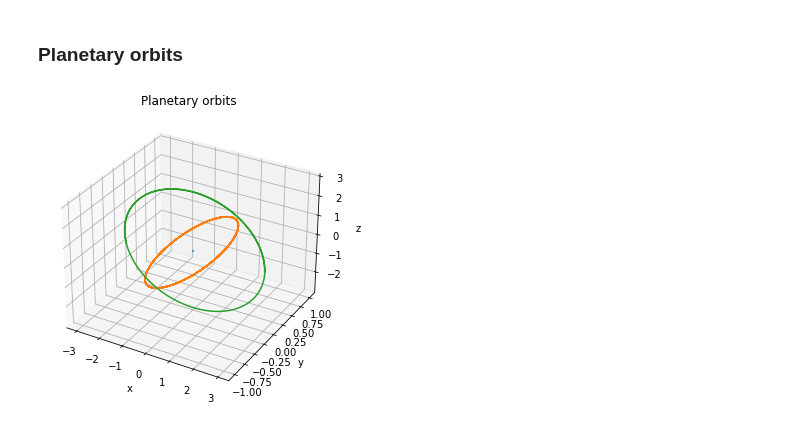
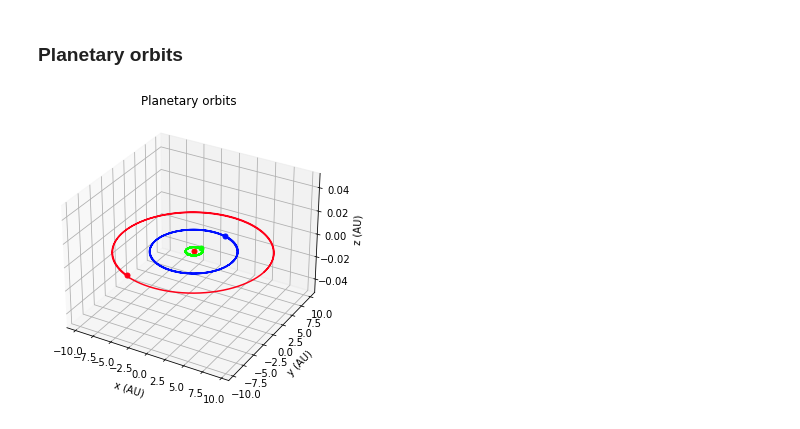
Before and after one commit to j-moncr/N-body-simulation, a Jupyter notebook: Nbody-simulator.ipynb, the cells around one changed output. Saved outputs shown, nothing was run; the diff lists cells and outputs as text; code cells hidden in the pictures.

```diff
--- a/Nbody-simulator.ipynb
+++ b/Nbody-simulator.ipynb
@@ -172,0 +197,14 @@ def get_particle_coordinate(positions, i, axis):
+# %%
+def real_time(t, M=1.99e30, L=1.50e11, years=True):
+    """Get actual time, in years. By default, use mass scale 1AU, and length scale 1 solar mass -
+       meaning all particle coordinates and mass should be given in terms of these length and
+       time sacles
+    """
+    G = 6.67e-11
+    yr = 60 * 60 * 24 * 365.25
+    tau = np.sqrt(L**3 / (G*M))
+    t *= tau
+
+    if years:
+        t /= yr
+    return t
@@ -173,32 +257,37 @@ def get_particle_coordinate(positions, i, axis):
 # %% [markdown]
 ### Planetary orbits
-# %%
-# Sun Earth type of system
-m_1 = 1
-m_2 = 1e-4
-m_3 = 2e-4
-
-# Star
-p1_start = np.array([0.0, 0, 0])
-v1_start = np.array([0.0, 0, 0])
-
-# Planet 1
-p2_start = np.array([1.0, 0, 0])
-v2_start = np.array([0.0, 1, 0])
-
-# Planet 2
-p3_start = np.array([3.0, 0, 0])
-v3_start = np.array([0.0, 0, 1/np.sqrt(3)])
-
-
-init_pos = np.array([p1_start, p2_start, p3_start])
-init_v = np.array([v1_start, v2_start, v3_start])
-mass = np.array([m_1, m_2, m_3])
-
-positions = integrator(init_pos, init_v, mass, 50)
-animate(positions, title="Planetary orbits")
-# %% [output]
-[figure, removed]
+# %%
+AU = 1.496e8                  # Astronomical units in km
+s = real_time(1, years=False) # Scaled time in seconds
+v_factor = (1 / AU) * s
+
+sun_pos = np.array([0.0, 0, 0])
+sun_init_v = np.array([0.0,0.0,0.0]) * v_factor
+sun_mass = 1.0
+
+earth_pos = np.array([1.0, 0, 0])
+earth_init_v = np.array([0.0, 29.8, 0.0]) * v_factor
+earth_mass = 1 / 330000
+
+jupyter_pos = np.array([5.203, 0.0, 0.0])
+jupyter_init_v = np.array([0.0, 13.1, 0]) * v_factor
+jupyter_mass = 0.000955
+
+saturn_pos = np.array([9.539, 0.0, 0.0])
+saturn_init_v = np.array([0, 9.7, 0]) * v_factor
+saturn_mass = 0.000286
+
+init_pos = np.array([sun_pos, earth_pos, jupyter_pos, saturn_pos])
+init_vel = np.array([sun_init_v, earth_init_v, jupyter_init_v, saturn_init_v])
+mass = np.array([sun_mass, earth_mass, jupyter_mass, saturn_mass])
+
+
+tEnd = real_time(2000)
+
+positions = integrator(init_pos, init_vel, mass, tEnd, dt=0.01)
+animate(positions, title="Planetary orbits")
+# %% [output]
+[figure, added]
 # %%
 N = 10
 # Generate Initial Conditions
```
Also changed, not shown: parts of 36 cells of this notebook.
